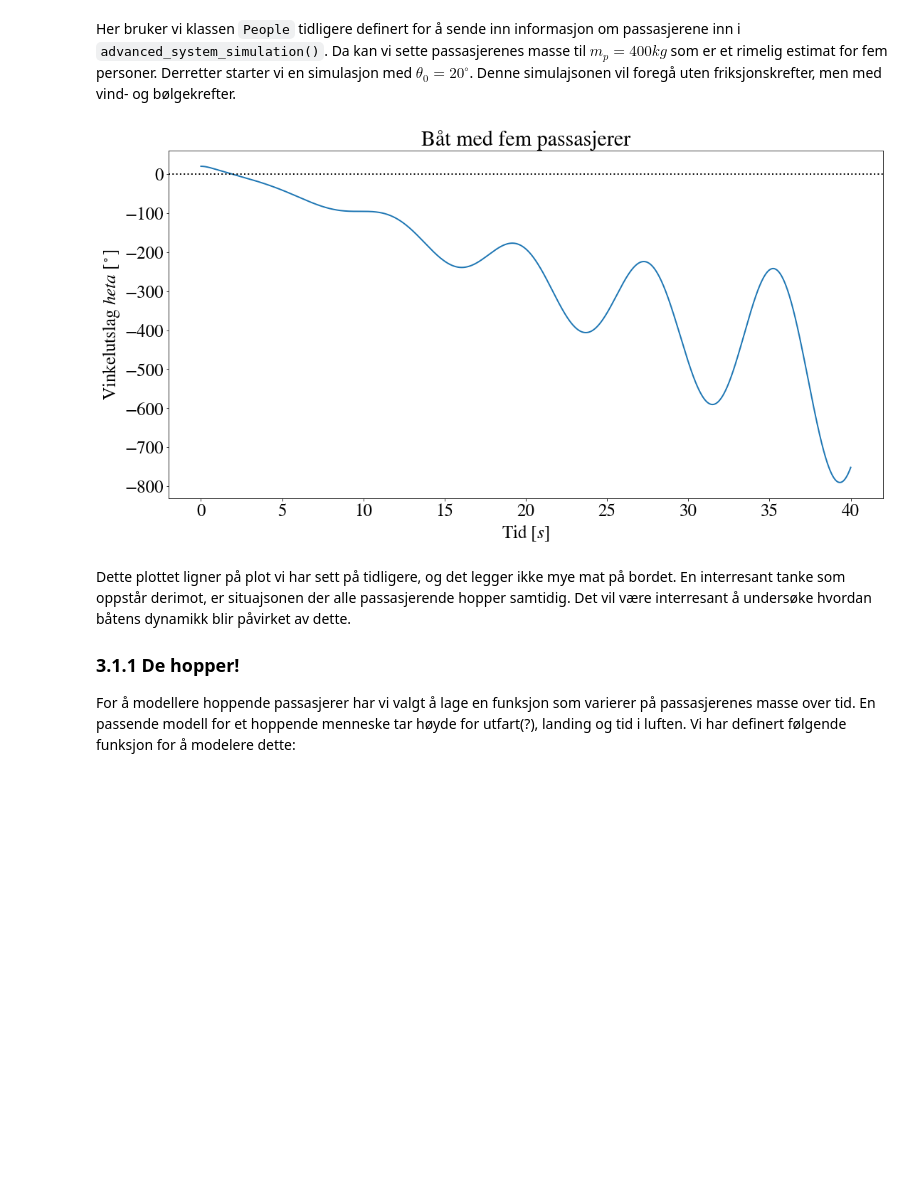
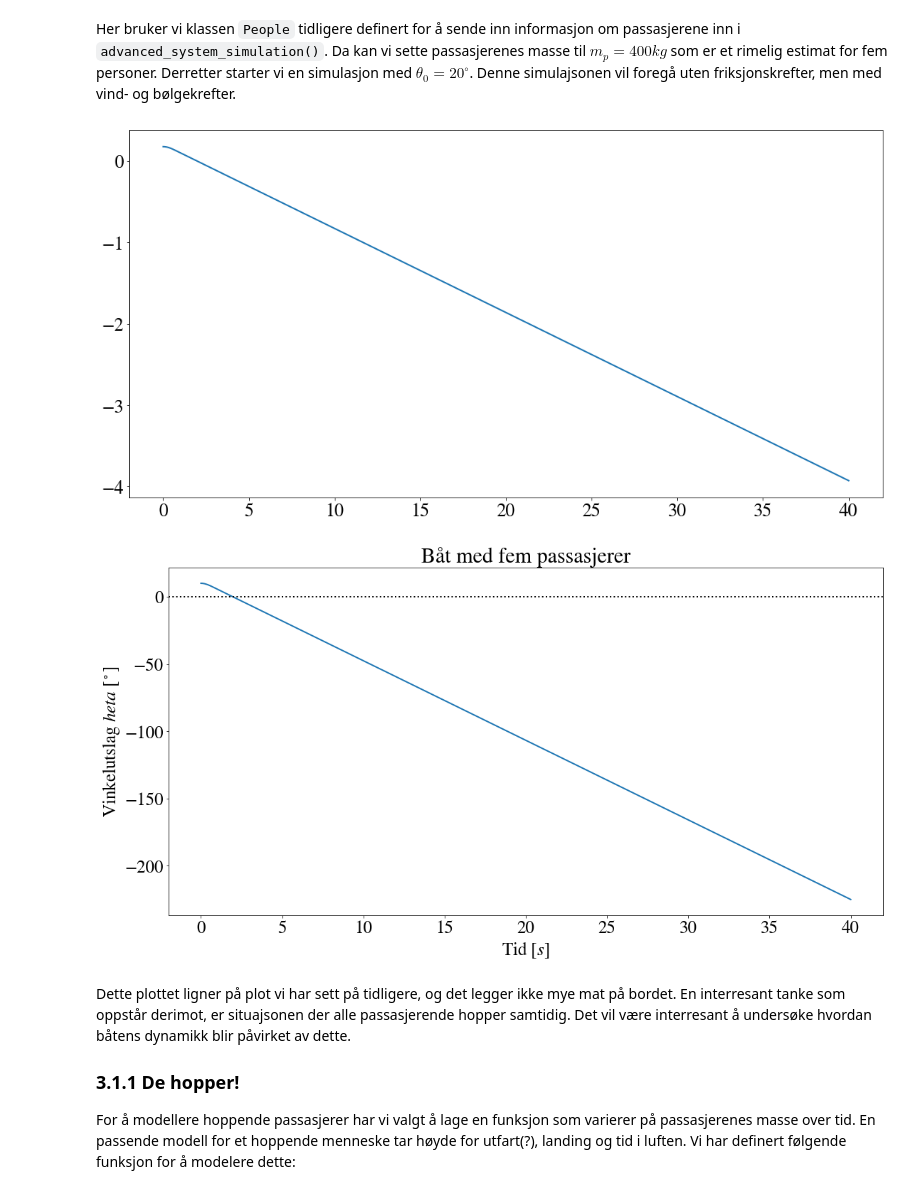
Before and after one commit to emiljonsrud/vitberr_prosjekt2_tekfys, a Jupyter notebook: leveringsfil.ipynb, the cells around one changed output. Drawn from its saved outputs; the diff is of its cells as text; code cells hidden in the pictures; blank space fills up the shorter version.

Commit message:
started debugginh

```diff
--- a/leveringsfil.ipynb
+++ b/leveringsfil.ipynb
@@ -1791,27 +1791,29 @@ def crew_simulation(
 
     # Running the solve_ODE-function
     t_0 = 0
-    if ode_solver != solve_ODE_extended:
+    if ode_solver != solve_ODE:
         t_range = np.linspace(t_0, t_end_input, int( (t_end_input-t_0)/h_step_input + 1 ))
         w_0 = np.reshape(w_0, len(w_0))
         solution = ode_solver(f, (t_0, t_end_input), w_0, first_step = h_step_input, method=method, t_eval=t_range)
         w_num = solution.y
         t_num = solution.t
     else:
-        t_num, w_num = ode_solver(f, (t_0, t_end_input), w_0, first_step = h_step_input, method=method)
-
+        t_num, w_num = ode_solver(f, t_0, t_end_input, w_0, h_step_input, method=method)
+        plt.plot(t_num, w_num[0])
+        plt.show()
     # w_num = check_capsizing(w_num)
     return t_num, w_num
 # %%
 def people_on_boat():
     m_p = 400 # [kg]
-    passangers = People(m_p, 0)
+    # passangers = People(m_p, 0)
+    passangers = People(0, 0)
 
 
     ######################################
     #   This block is repetetive
     w_start_vals = [
-        20,  # theta [deg]
+        10,  # theta [deg]
         0,  # omega [rad/s]
         0,  # x [m]
         0,  # y [m]
@@ -1821,37 +1823,38 @@ def people_on_boat():
         0   # v_L [m/s]
         ]
 
-    F_0 = 1000         # Force of wave
+    F_0 = 0         # Force of wave
     k_f = 0         # Friction coefficient
     t_end = 40      # End time
     h_step = 0.01   # Time step
 
 
     m_boat = A_s*sigma
     m_L = 0
 
     omega_0 = np.sqrt((m_boat*g*h)/calculate_I_c(0, 0))
-    omega_w = 0.8*omega_0
+    omega_w = 0*omega_0
 
-    t, w = crew_simulation(w_start_vals, t_end, h_step, F_0, k_f, omega_w, m_boat, m_L, fences_bool_input=True, crowd=passangers)
+    t, w = crew_simulation(w_start_vals, t_end, h_step, F_0, k_f, omega_w, m_boat, m_L,ode_solver=solve_ODE, fences_bool_input=True, crowd=passangers)
     # print(f't: {t}\nw: {w}')
     y_pos = w[3]
 
     plt.plot(
         t,
         np.rad2deg(w[0]),
         # 'o'
     )
     # plt.ylim(-2.5,2.5)
     plt.ylabel('Vinkelutslag $\theta$ [$^\circ$]')
     plt.xlabel('Tid [$s$]')
 
     plt.title("Båt med fem passasjerer")
     plt.axhline(0, color="black", linestyle="dotted")
     plt.show()
 people_on_boat()
 # %% [output]
-[figure, old version]
+[figure, new version]
+[figure, added]
 # %% [markdown]
 Dette plottet ligner på plot vi har sett på tidligere, og det legger ikke mye mat på bordet. En interresant tanke som oppstår derimot, er situajsonen der alle passasjerende hopper samtidig. Det vil være interresant å undersøke hvordan båtens dynamikk blir påvirket av dette.
 
```
Also changed, not shown: parts of 9 cells of this notebook, 1 other file.
